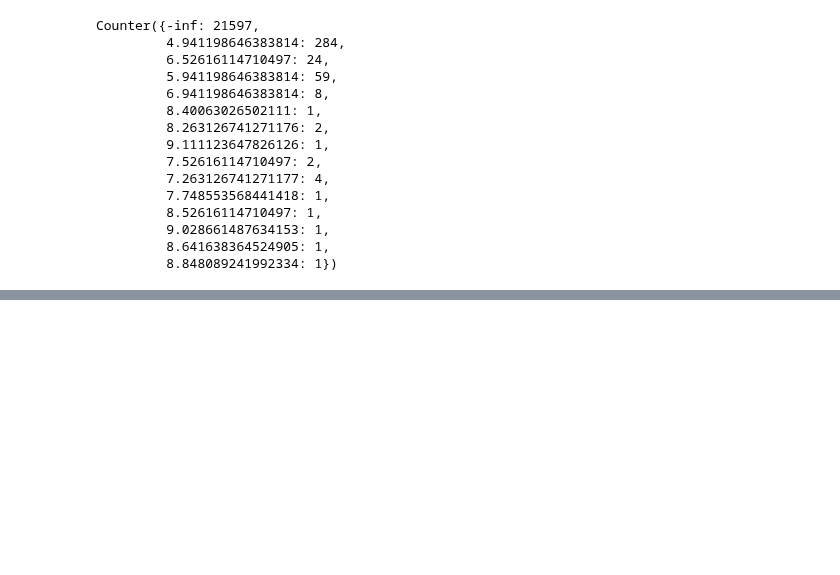
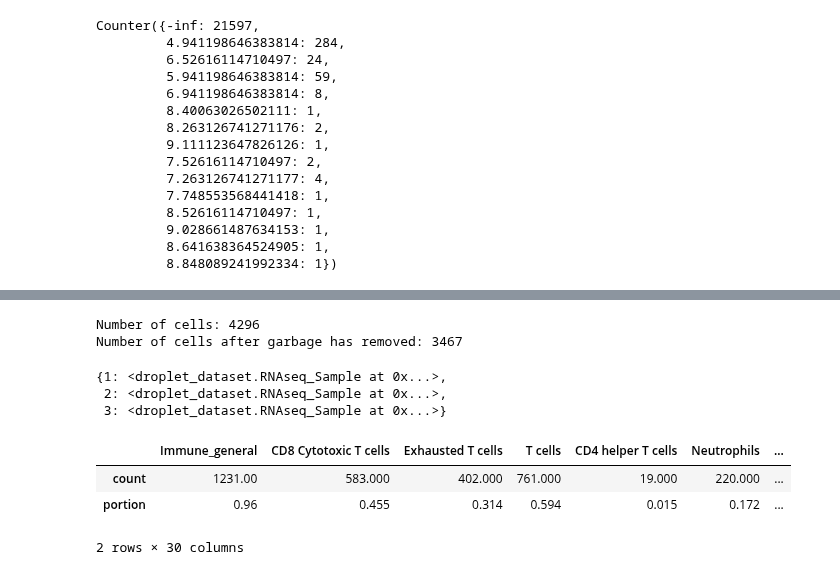
Before and after one commit to ItayShlosberg/classifying-response-to-immunotherapy, a Jupyter notebook: playgrounds/playground_nb.ipynb, the cells around one changed output, grey strips where cells are left out. Cells and saved outputs as stored; diff of their text form; code cells hidden in the pictures; blank space fills up the shorter version.

```diff
--- a/playgrounds/playground_nb.ipynb
+++ b/playgrounds/playground_nb.ipynb
@@ -578,0 +516,21 @@ MemoryError: Unable to allocate array with shape (20000, 30000) and data type fl
+# %%
+
+SAMPLES = r'D:\Technion studies\Keren Laboratory\python_playground\outputs\inferCNV\update_runs\21.2.21'
+# %%
+sample_id = 'M97'
+
+sample_path = os.path.join(SAMPLES, f'{sample_id}.pkl')
+rna_sample = pickle.load(open(sample_path, 'rb'))
+# Only because the samle had been saved in old version without one of the attributes.
+_rna_sample = RNAseq_Sample(counts=rna_sample.counts, gene_names=rna_sample.gene_names, barcodes=rna_sample.barcodes,
+                        features=rna_sample.features, cells_information=rna_sample.cells_information)
+rna_sample = _rna_sample
+print(f"Number of cells: {rna_sample.number_of_cells}")
+
+
+rna_sample = rna_sample.filter_cells_by_property('should_be_removed', False)
+rna_sample.normalize_data()
+print(f"Number of cells after garbage has removed: {rna_sample.number_of_cells}")
+# %% [output]
+Number of cells: 4296
+Number of cells after garbage has removed: 3467
@@ -578,0 +544,13 @@ MemoryError: Unable to allocate array with shape (20000, 30000) and data type fl
+# %%
+cluster_samples
+# %% [output]
+{1: <droplet_dataset.RNAseq_Sample at 0x...>,
+ 2: <droplet_dataset.RNAseq_Sample at 0x...>,
+ 3: <droplet_dataset.RNAseq_Sample at 0x...>}
+# %%
+list(rna_sample.get_statistics().values())[1]
+# %% [output]
+|  | Immune_general | CD8 Cytotoxic T cells | Exhausted T cells | T cells | CD4 helper T cells | Neutrophils | ... |
+| count | 1231.00 | 583.000 | 402.000 | 761.000 | 19.000 | 220.000 | ... |
+| portion | 0.96 | 0.455 | 0.314 | 0.594 | 0.015 | 0.172 | ... |
+2 rows × 30 columns
```
Also changed, not shown: parts of 22 cells of this notebook, 5 other files.
